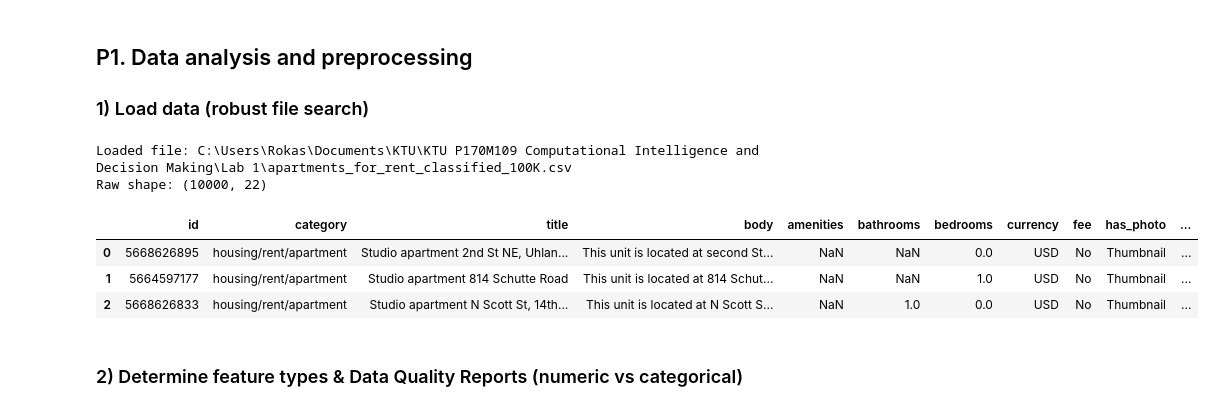
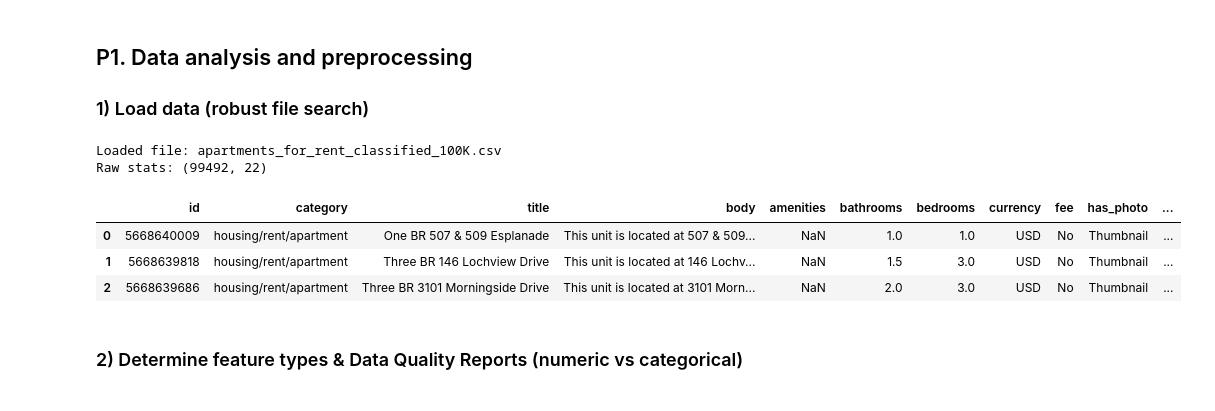
Before and after one commit to RokasMarcinkevicius/P170M109-Computational-Intelligence-and-Decision-Making, a Jupyter notebook: Lab 1/attempt4.ipynb, the cells around one changed output. Saved outputs shown, nothing was run; the diff lists cells and outputs as text; code cells hidden in the pictures.

```diff
--- a/Lab 1/attempt4.ipynb
+++ b/Lab 1/attempt4.ipynb
@@ -28,59 +28,47 @@ plt.rcParams['figure.figsize'] = (7, 4)
 # %%
 def find_file_upwards(filename: str, start: Path | None = None) -> Path:
     """Search for `filename` in the current working directory and its parents.
     Returns the full Path if found; raises FileNotFoundError otherwise."""
     start = (start or Path.cwd()).resolve()
     for base in [start, *start.parents]:
         candidate = base / filename
         if candidate.is_file():
             return candidate
     raise FileNotFoundError(
         f"Could not find '{filename}' starting from {start}.\n"
         f"Current working directory: {Path.cwd()}\n"
         "Make sure the filename is correct and the file exists."
     )
 
 # Common dataset names (100K preferred, then 10K)
-CANDIDATES = [
-    "apartments_for_rent_classified_100K.csv",
-    "apartments_for_rent_classified_10K.csv",
+candidates = [
+     "apartments_for_rent_classified_100K.csv",
+     #"apartments_for_rent_classified_10K.csv",
 ]
 
-data_path = None
-for name in CANDIDATES:
-    try:
-        data_path = find_file_upwards(name)
-        print("Loaded file:", data_path)
-        break
-    except FileNotFoundError:
-        pass
-
-# New (more robust and readable):
-candidates = [
-    "apartments_for_rent_classified_10K.csv",
-    "/mnt/data/apartments_for_rent_classified_10K.csv",
-    "apartments_for_rent_classified_100K.csv",
-    "/mnt/data/apartments_for_rent_classified_100K.csv",
-]
-data_path = next((str(p) for p in map(Path, candidates) if p.exists()), None)
+# Pick the first that exists locally (no extra paths)
+from pathlib import Path
+data_path = next((str(Path(p)) for p in candidates if Path(p).exists()), None)
 if data_path is None:
     raise FileNotFoundError("Could not find any of the expected CSV files. Checked: " + ", ".join(candidates))
 
-# Try UTF-8 first, then fall back to Windows-1252. Files are semicolon-delimited per dataset samples.
+# UTF-8 works for 10k, doesn't for 100k,fall back to Windows-1252; disable chunked type inference to avoid DtypeWarning
 try:
-    df_raw = pd.read_csv(data_path, sep=";", encoding="utf-8")
+    df_raw = pd.read_csv(data_path, sep=";", encoding="utf-8", low_memory=False)
 except UnicodeDecodeError:
-    df_raw = pd.read_csv(data_path, sep=";", encoding="cp1252")
+    df_raw = pd.read_csv(data_path, sep=";", encoding="cp1252", low_memory=False)
 
-print("Raw shape:", df_raw.shape)
+print("Loaded file:", data_path)
+print("Raw stats:", df_raw.shape)
+
 df_raw.head(3)
 # %% [output]
-Loaded file: C:\Users\Rokas\Documents\KTU\KTU P170M109 Computational Intelligence and Decision Making\Lab 1\apartments_for_rent_classified_100K.csv
-Raw shape: (10000, 22)
+Loaded file: apartments_for_rent_classified_100K.csv
+Raw stats: (99492, 22)
 |  | id | category | title | body | amenities | bathrooms | bedrooms | currency | fee | has_photo | ... |
-| 0 | 5668626895 | housing/rent/apartment | Studio apartment 2nd St NE, Uhlan... | This unit is located at second St... | NaN | NaN | 0.0 | USD | No | Thumbnail | ... |
-| 1 | 5664597177 | housing/rent/apartment | Studio apartment 814 Schutte Road | This unit is located at 814 Schut... | NaN | NaN | 1.0 | USD | No | Thumbnail | ... |
-| 2 | 5668626833 | housing/rent/apartment | Studio apartment N Scott St, 14th... | This unit is located at N Scott S... | NaN | 1.0 | 0.0 | USD | No | Thumbnail | ... |
+| 0 | 5668640009 | housing/rent/apartment | One BR 507 & 509 Esplanade | This unit is located at 507 & 509... | NaN | 1.0 | 1.0 | USD | No | Thumbnail | ... |
+| 1 | 5668639818 | housing/rent/apartment | Three BR 146 Lochview Drive | This unit is located at 146 Lochv... | NaN | 1.5 | 3.0 | USD | No | Thumbnail | ... |
+| 2 | 5668639686 | housing/rent/apartment | Three BR 3101 Morningside Drive | This unit is located at 3101 Morn... | NaN | 2.0 | 3.0 | USD | No | Thumbnail | ... |
 # %% [markdown]
 ### 2) Determine feature types & Data Quality Reports (numeric vs categorical)
 # %%
```
Also changed, not shown: parts of 11 cells of this notebook.
